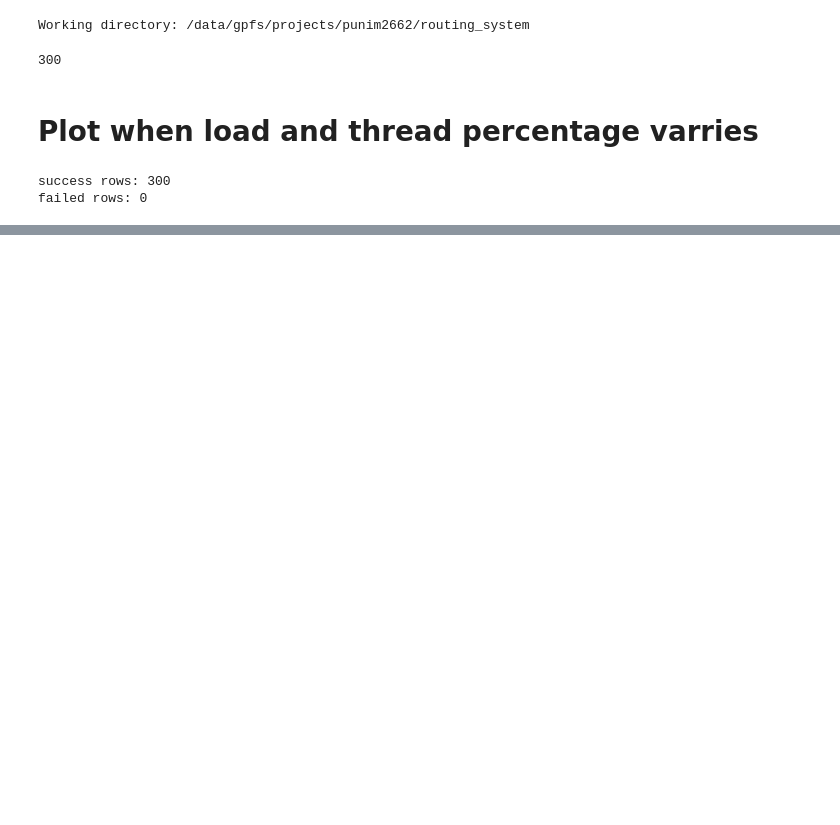
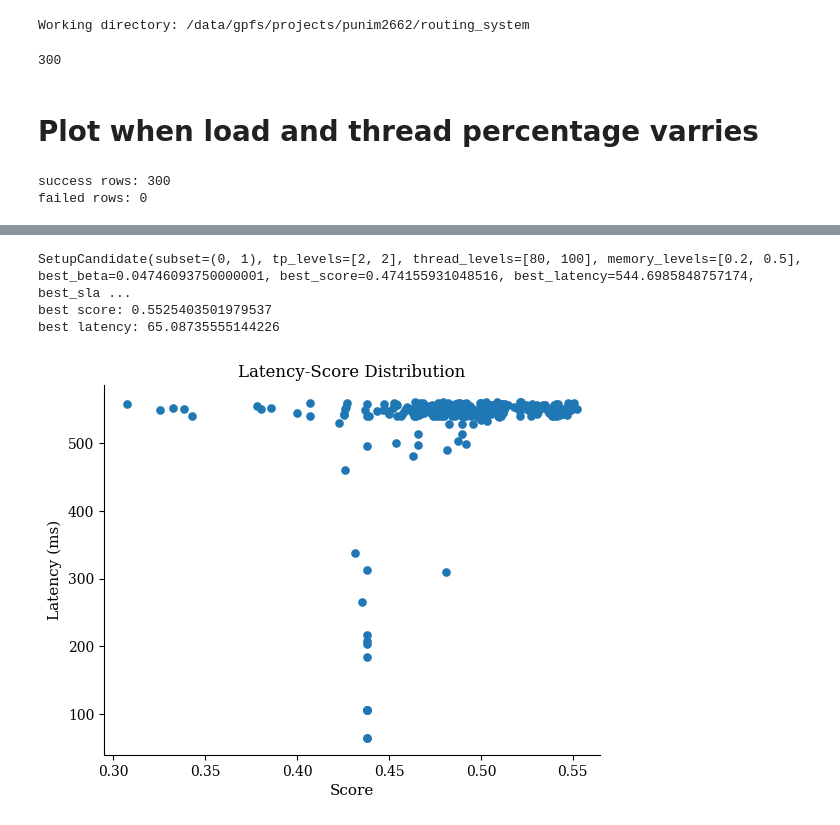
Before and after one commit to hhosseini1377/Routing_System, a Jupyter notebook: notebooks/performance_profiler.ipynb, the cells around one changed output, grey strips where cells are left out. Cells and saved outputs as stored; diff of their text form; code cells hidden in the pictures; blank space fills up the shorter version.

```diff
--- a/notebooks/performance_profiler.ipynb
+++ b/notebooks/performance_profiler.ipynb
@@ -133,0 +305,27 @@ tpot standard deviation: 182.07412960803723s
+# %%
+from resource_allocation.brute_force_setup import load_result
+
+data = load_result('resource_allocation/brute_force_lam80_tau600.pkl')
+feasible_data = data.all_feasible
+print(feasible_data[0])
+latencies = []
+scores = []
+for row in feasible_data:
+    latencies.append(row.best_latency)
+    scores.append(row.best_score)
+
+# print the best score and latency
+print(f'best score: {max(scores)}')
+print(f'best latency: {min(latencies)}')
+
+# plot the latency-score distribution
+plt.scatter(scores, latencies)
+plt.title('Latency-Score Distribution')
+plt.xlabel('Score')
+plt.ylabel('Latency (ms)')
+plt.show()
+# %% [output]
+SetupCandidate(subset=(0, 1), tp_levels=[2, 2], thread_levels=[80, 100], memory_levels=[0.2, 0.5], best_beta=0.04746093750000001, best_score=0.474155931048516, best_latency=544.6985848757174, best_sla ...
+best score: 0.5525403501979537
+best latency: 65.08735555144226
+[figure, added]
```
Also changed, not shown: parts of 5 cells of this notebook, 37 other files.
